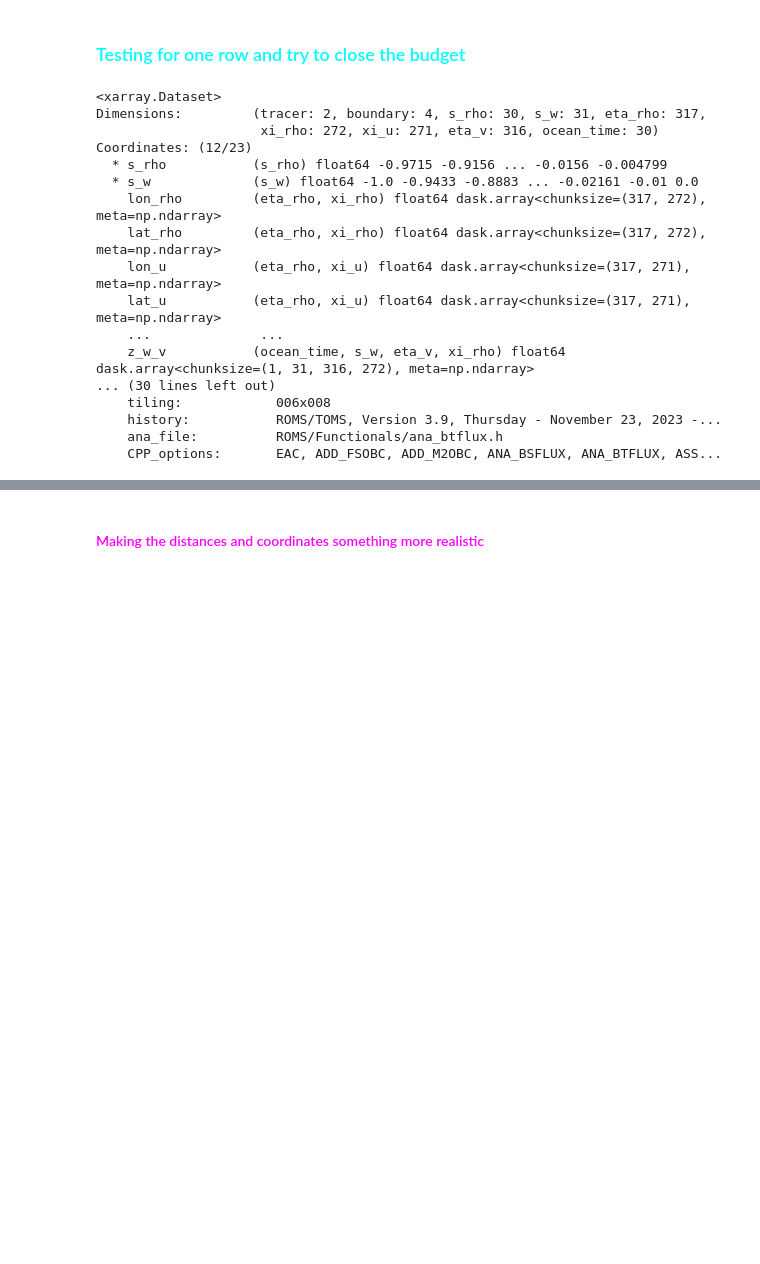
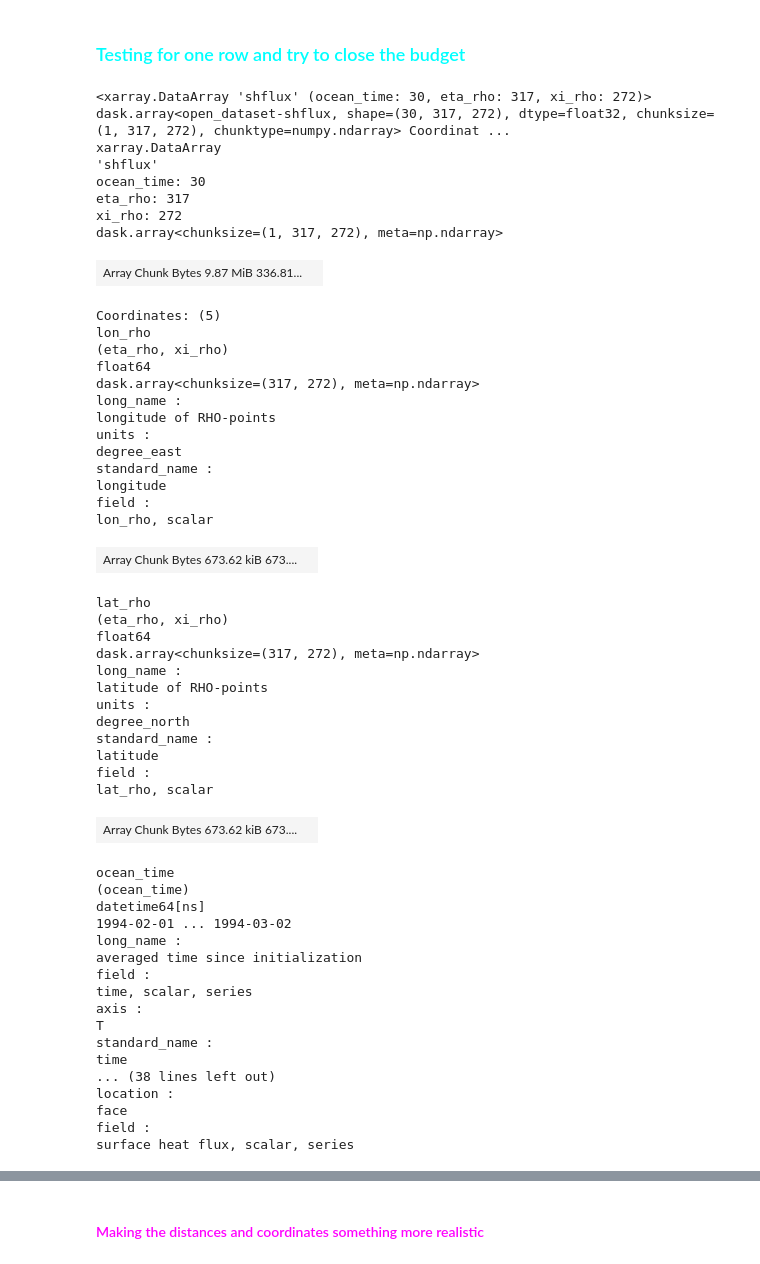
Before and after one commit to fncsobral/waom_notebook, a Jupyter notebook: OHB_shelf/Cross-1500m/testing.ipynb, the cells around one changed output, grey strips where cells are left out. Drawn from its saved outputs; the diff is of its cells as text; code cells hidden in the pictures; blank space fills up the shorter version.

```diff
--- a/OHB_shelf/Cross-1500m/testing.ipynb
+++ b/OHB_shelf/Cross-1500m/testing.ipynb
@@ -1404,25 +1404,60 @@ def make_map():
 
     return fig, AX
 # %%
-ds_metric
+ds_metric.shflux
 # %% [output]
-<xarray.Dataset>
-Dimensions:         (tracer: 2, boundary: 4, s_rho: 30, s_w: 31, eta_rho: 317,
-                     xi_rho: 272, xi_u: 271, eta_v: 316, ocean_time: 30)
-Coordinates: (12/23)
-  * s_rho           (s_rho) float64 -0.9715 -0.9156 ... -0.0156 -0.004799
-  * s_w             (s_w) float64 -1.0 -0.9433 -0.8883 ... -0.02161 -0.01 0.0
-    lon_rho         (eta_rho, xi_rho) float64 dask.array<chunksize=(317, 272), meta=np.ndarray>
-    lat_rho         (eta_rho, xi_rho) float64 dask.array<chunksize=(317, 272), meta=np.ndarray>
-    lon_u           (eta_rho, xi_u) float64 dask.array<chunksize=(317, 271), meta=np.ndarray>
-    lat_u           (eta_rho, xi_u) float64 dask.array<chunksize=(317, 271), meta=np.ndarray>
-    ...              ...
-    z_w_v           (ocean_time, s_w, eta_v, xi_rho) float64 dask.array<chunksize=(1, 31, 316, 272), meta=np.ndarray>
-... (30 lines left out)
-    tiling:            006x008
-    history:           ROMS/TOMS, Version 3.9, Thursday - November 23, 2023 -...
-    ana_file:          ROMS/Functionals/ana_btflux.h
-    CPP_options:       EAC, ADD_FSOBC, ADD_M2OBC, ANA_BSFLUX, ANA_BTFLUX, ASS...
+<xarray.DataArray 'shflux' (ocean_time: 30, eta_rho: 317, xi_rho: 272)> dask.array<open_dataset-shflux, shape=(30, 317, 272), dtype=float32, chunksize=(1, 317, 272), chunktype=numpy.ndarray> Coordinat ...
+xarray.DataArray
+'shflux'
+ocean_time: 30
+eta_rho: 317
+xi_rho: 272
+dask.array<chunksize=(1, 317, 272), meta=np.ndarray>
+| Array Chunk Bytes 9.87 MiB 336.81... |  |
+Coordinates: (5)
+lon_rho
+(eta_rho, xi_rho)
+float64
+dask.array<chunksize=(317, 272), meta=np.ndarray>
+long_name :
+longitude of RHO-points
+units :
+degree_east
+standard_name :
+longitude
+field :
+lon_rho, scalar
+| Array Chunk Bytes 673.62 kiB 673.... |  |
+lat_rho
+(eta_rho, xi_rho)
+float64
+dask.array<chunksize=(317, 272), meta=np.ndarray>
+long_name :
+latitude of RHO-points
+units :
+degree_north
+standard_name :
+latitude
+field :
+lat_rho, scalar
+| Array Chunk Bytes 673.62 kiB 673.... |  |
+ocean_time
+(ocean_time)
+datetime64[ns]
+1994-02-01 ... 1994-03-02
+long_name :
+averaged time since initialization
+field :
+time, scalar, series
+axis :
+T
+standard_name :
+time
+... (38 lines left out)
+location :
+face
+field :
+surface heat flux, scalar, series
 # %%
 fig, ax = make_map()
 
```
Also changed, not shown: parts of 2 cells of this notebook.
